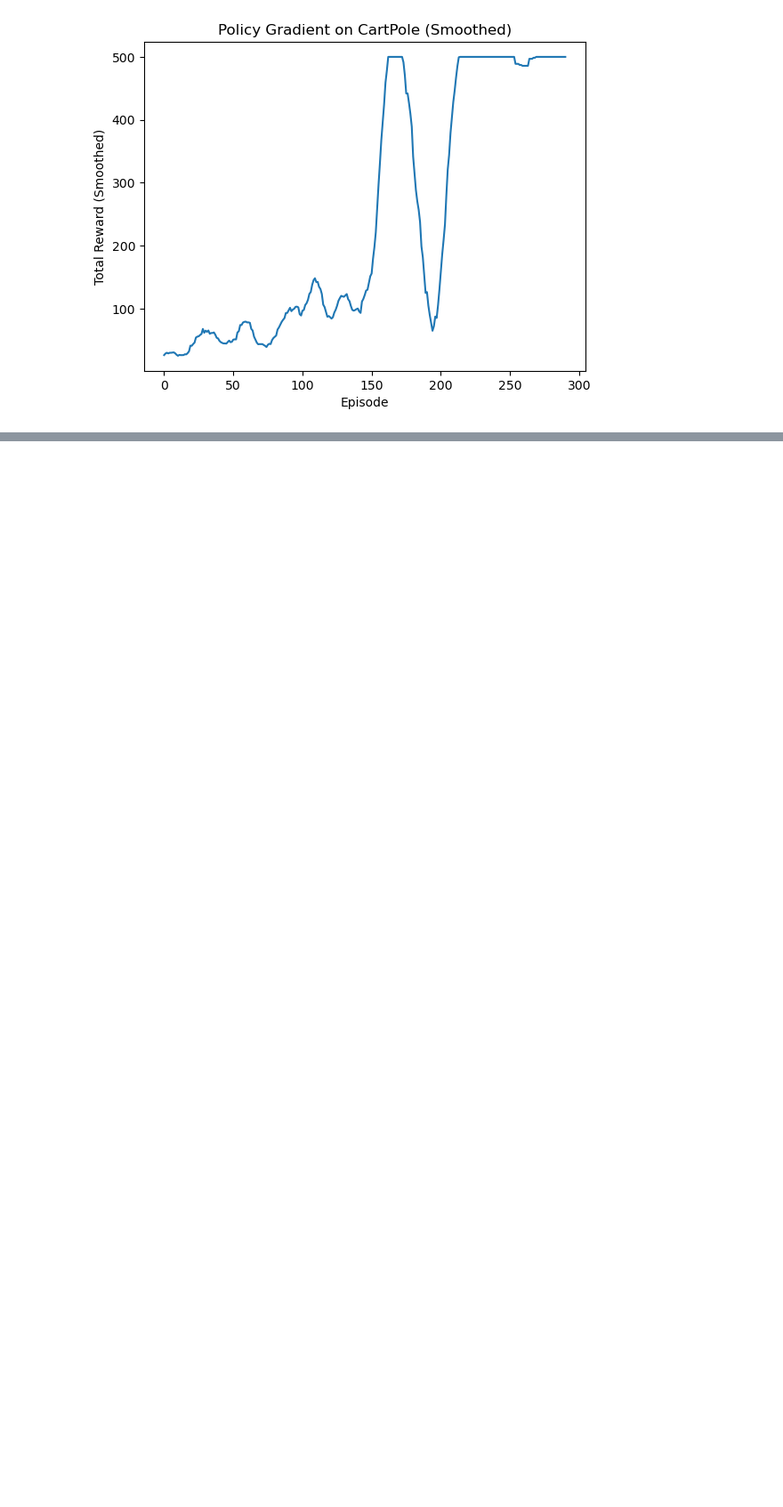
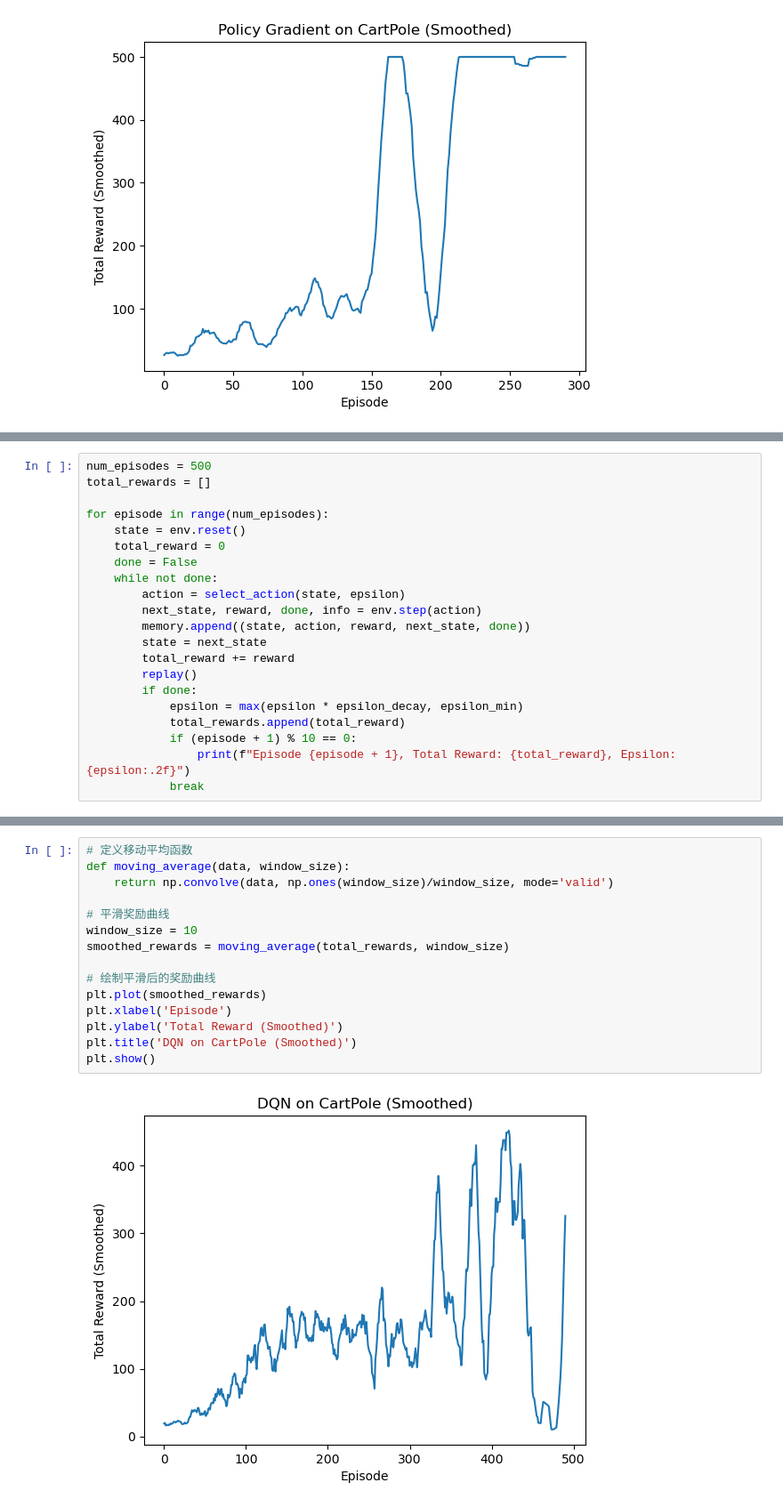
Before and after one commit to chunhuizhang/personal_chatgpt, a Jupyter notebook: tutorials/drl/o1_self_rl.ipynb, the cells around one changed output, grey strips where cells are left out. Shown at 89% size. Cells and saved outputs as stored; diff of their text form; blank space fills up the shorter version.

```diff
--- a/tutorials/drl/o1_self_rl.ipynb
+++ b/tutorials/drl/o1_self_rl.ipynb
@@ -173,0 +264,21 @@ plt.show()
+# %%
+num_episodes = 500
+total_rewards = []
+
+for episode in range(num_episodes):
+    state = env.reset()
+    total_reward = 0
+    done = False
+    while not done:
+        action = select_action(state, epsilon)
+        next_state, reward, done, info = env.step(action)
+        memory.append((state, action, reward, next_state, done))
+        state = next_state
+        total_reward += reward
+        replay()
+        if done:
+            epsilon = max(epsilon * epsilon_decay, epsilon_min)
+            total_rewards.append(total_reward)
+            if (episode + 1) % 10 == 0:
+                print(f"Episode {episode + 1}, Total Reward: {total_reward}, Epsilon: {epsilon:.2f}")
+            break
@@ -173,0 +303,17 @@ plt.show()
+# %%
+# 定义移动平均函数
+def moving_average(data, window_size):
+    return np.convolve(data, np.ones(window_size)/window_size, mode='valid')
+
+# 平滑奖励曲线
+window_size = 10
+smoothed_rewards = moving_average(total_rewards, window_size)
+
+# 绘制平滑后的奖励曲线
+plt.plot(smoothed_rewards)
+plt.xlabel('Episode')
+plt.ylabel('Total Reward (Smoothed)')
+plt.title('DQN on CartPole (Smoothed)')
+plt.show()
+# %% [output]
+[figure, added]
```
Also changed, not shown: parts of 11 cells of this notebook, 1 other file.
